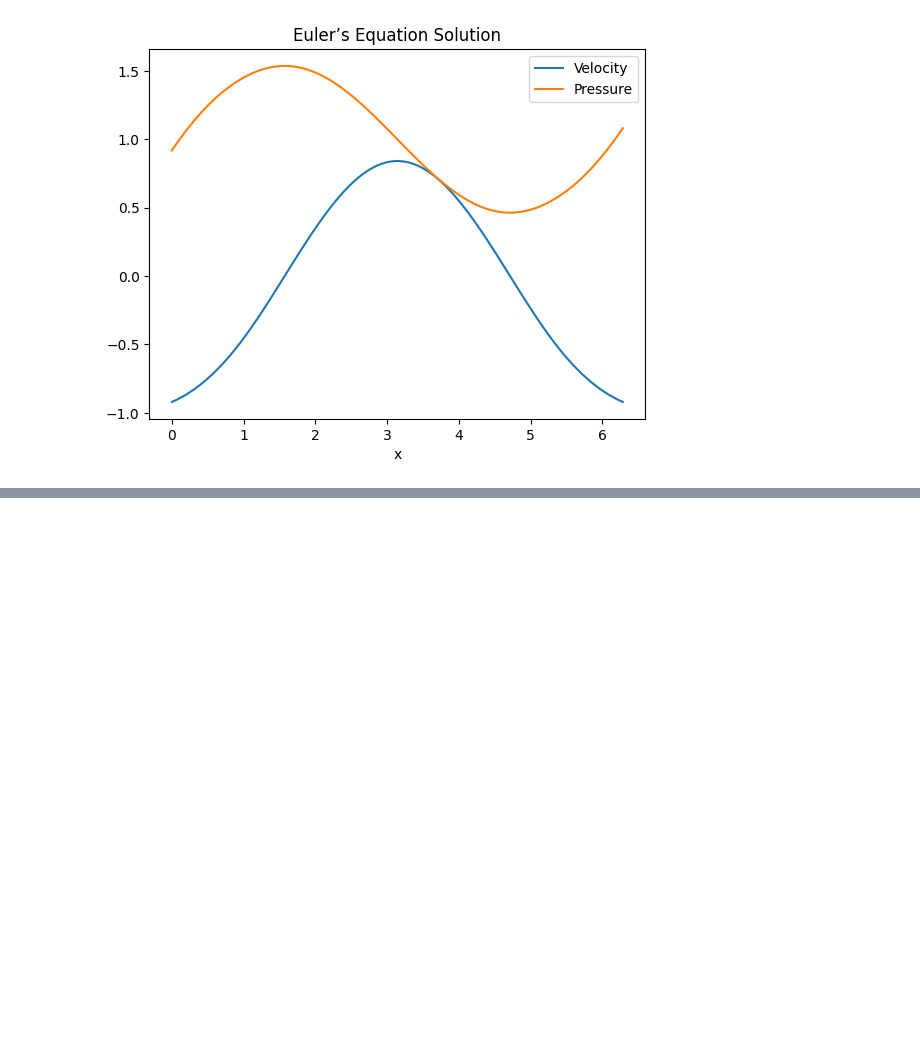
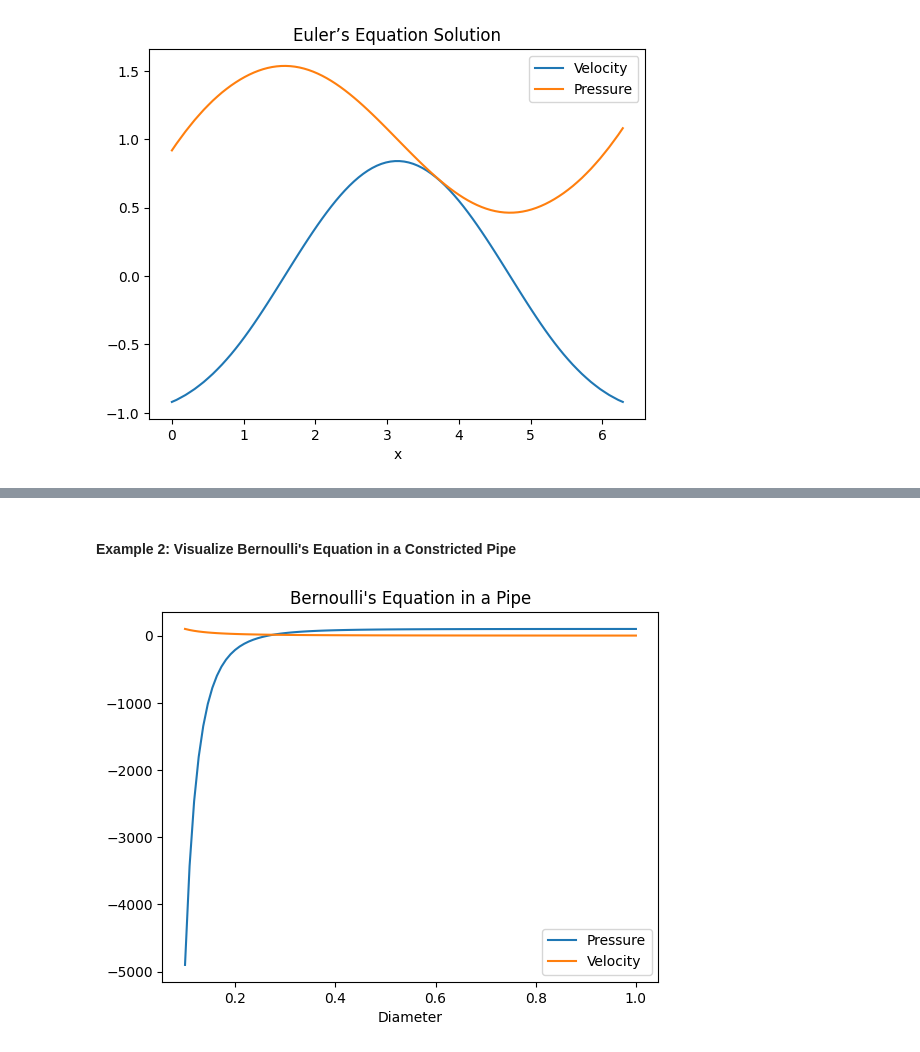
Before and after one commit to chiyanglin-AStar/2025_physics_note, a Jupyter notebook: 02_fluid_mechanics_landau_ch1.ipynb, the cells around one changed output, grey strips where cells are left out. Cells and saved outputs as stored; diff of their text form; code cells hidden in the pictures; blank space fills up the shorter version.

```diff
--- a/02_fluid_mechanics_landau_ch1.ipynb
+++ b/02_fluid_mechanics_landau_ch1.ipynb
@@ -120,0 +254,21 @@ plt.show()
+# %% [markdown]
+#### **Example 2: Visualize Bernoulli's Equation in a Constricted Pipe**
+# %%
+# Define pipe diameter and velocity relationship
+def velocity(d):
+    return 1 / d**2  # Continuity: A1v1 = A2v2 (area inversely proportional to velocity)
+
+# Define diameters and compute velocities and pressures
+diameters = np.linspace(0.1, 1, 100)
+velocities = velocity(diameters)
+pressures = 100 - 0.5 * rho * velocities**2  # Bernoulli's equation
+
+# Plot
+plt.plot(diameters, pressures, label="Pressure")
+plt.plot(diameters, velocities, label="Velocity")
+plt.xlabel("Diameter")
+plt.legend()
+plt.title("Bernoulli's Equation in a Pipe")
+plt.show()
+# %% [output]
+[figure, added]
```
Also changed, not shown: parts of 32 cells of this notebook.
